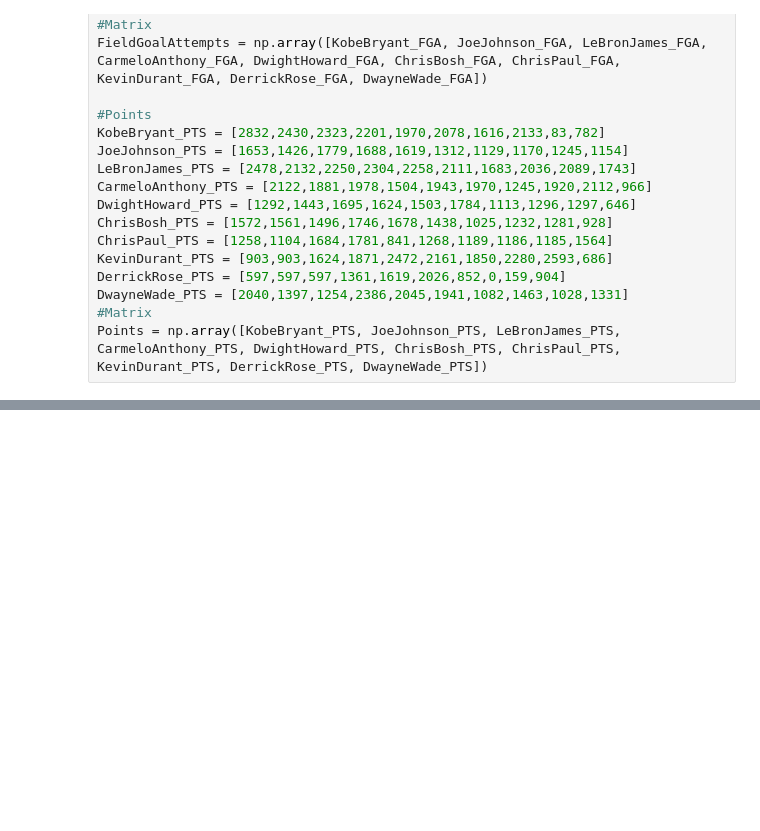
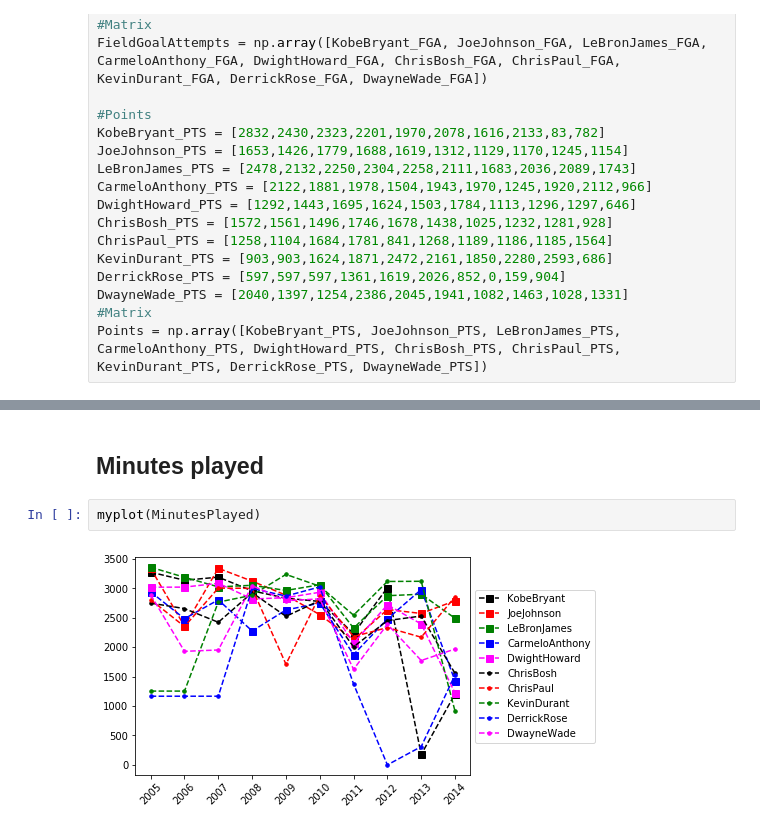
Before and after one commit to golgor/python-courses, a Jupyter notebook: Module 3/3.5 Functions.ipynb, the cells around one changed output, grey strips where cells are left out. Cells and saved outputs as stored; diff of their text form; blank space fills up the shorter version.

```diff
--- a/Module 3/3.5 Functions.ipynb
+++ b/Module 3/3.5 Functions.ipynb
@@ -141,0 +233,6 @@ Points = np.array([KobeBryant_PTS, JoeJohnson_PTS, LeBronJames_PTS, CarmeloAntho
+# %% [markdown]
+## Minutes played
+# %%
+myplot(MinutesPlayed)
+# %% [output]
+[figure, added]
```
Also changed, not shown: parts of 18 cells of this notebook, 2 other files.
